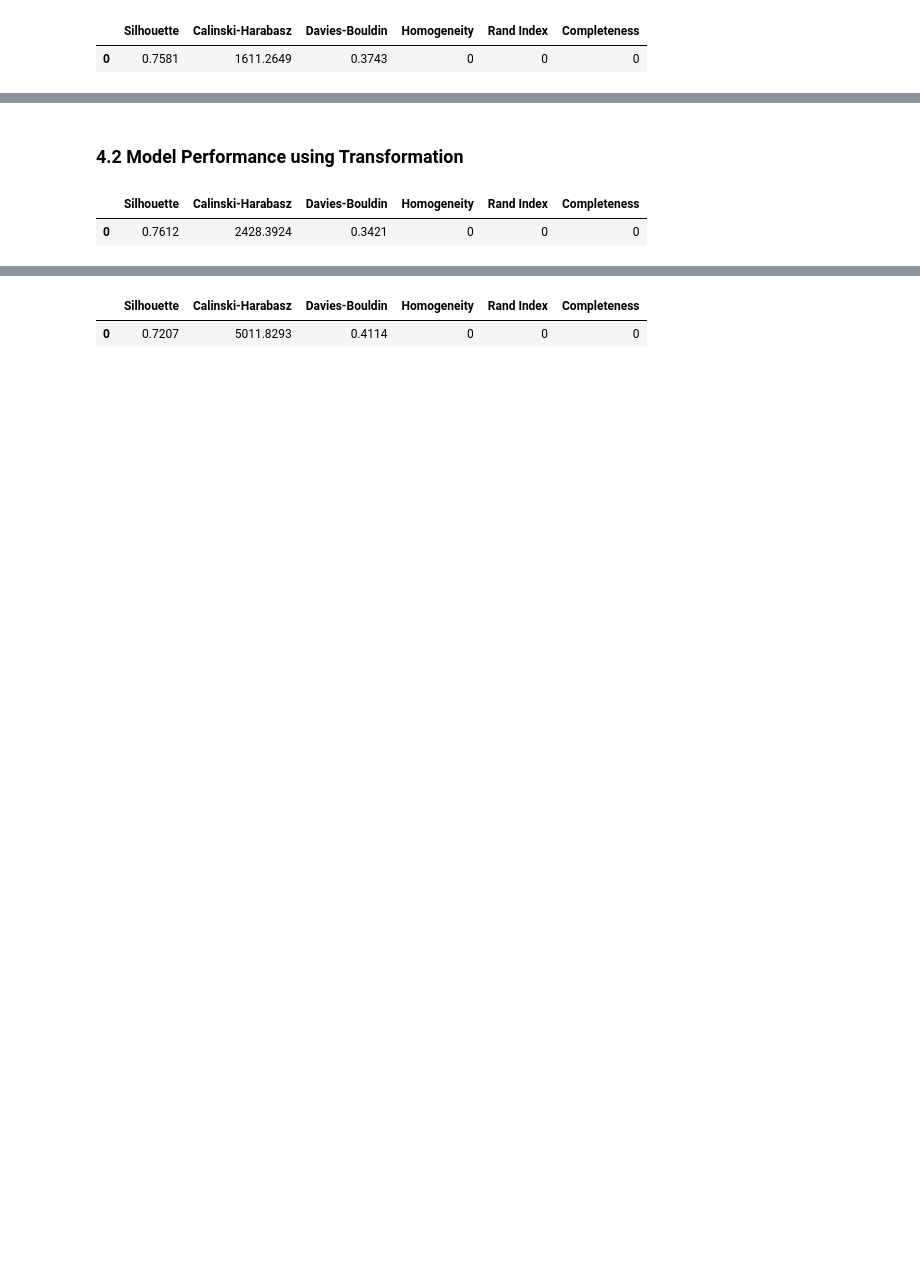
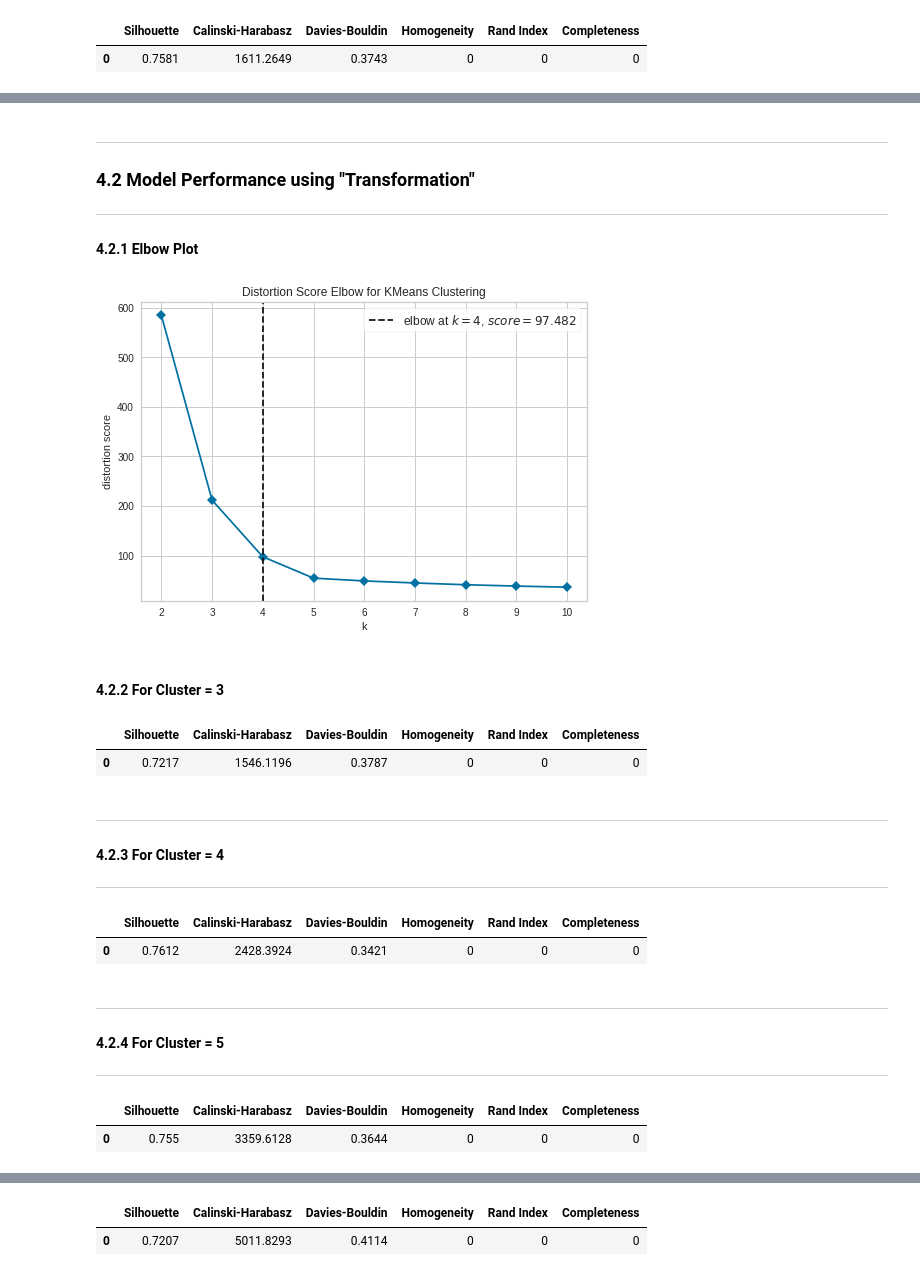
Before and after one commit to psrana/Machine-Learning-using-PyCaret, a Jupyter notebook: 03_PyCaret_for_Clustering_with_Results.ipynb, the cells around one changed output, grey strips where cells are left out. Cells and saved outputs as stored; diff of their text form; code cells hidden in the pictures; blank space fills up the shorter version.

```diff
--- a/03_PyCaret_for_Clustering_with_Results.ipynb
+++ b/03_PyCaret_for_Clustering_with_Results.ipynb
@@ -382,9 +410,40 @@ x = create_model('kmeans', num_clusters = 4)
 # %% [markdown]
-### **4.2 Model Performance using Transformation**
+---
+### **4.2 Model Performance using "Transformation"**
+---
+#### **4.2.1 Elbow Plot**
+# %%
+setup(data = jewelleryDataSet, transformation = True, transformation_method = 'yeo-johnson', silent=True)
+x = create_model('kmeans')
+plot_model(x, plot = 'elbow')
+# %% [output]
+[figure, added]
+# %% [markdown]
+#### **4.2.2 For Cluster = 3**
+# %%
+setup(data = jewelleryDataSet, transformation = True, transformation_method = 'yeo-johnson', silent=True)
+x = create_model('kmeans', num_clusters = 3)
+# %% [output]
+|  | Silhouette | Calinski-Harabasz | Davies-Bouldin | Homogeneity | Rand Index | Completeness |
+| 0 | 0.7217 | 1546.1196 | 0.3787 | 0 | 0 | 0 |
+# %% [markdown]
+---
+#### **4.2.3 For Cluster = 4**
+---
 # %%
 setup(data = jewelleryDataSet, transformation = True, transformation_method = 'yeo-johnson', silent=True)
 x = create_model('kmeans', num_clusters = 4)
 # %% [output]
 |  | Silhouette | Calinski-Harabasz | Davies-Bouldin | Homogeneity | Rand Index | Completeness |
 | 0 | 0.7612 | 2428.3924 | 0.3421 | 0 | 0 | 0 |
+# %% [markdown]
+---
+#### **4.2.4 For Cluster = 5**
+---
+# %%
+setup(data = jewelleryDataSet, transformation = True, transformation_method = 'yeo-johnson', silent=True)
+x = create_model('kmeans', num_clusters = 5)
+# %% [output]
+|  | Silhouette | Calinski-Harabasz | Davies-Bouldin | Homogeneity | Rand Index | Completeness |
+| 0 | 0.755 | 3359.6128 | 0.3644 | 0 | 0 | 0 |
 # %% [markdown]
```
Also changed, not shown: parts of 100 cells of this notebook.
